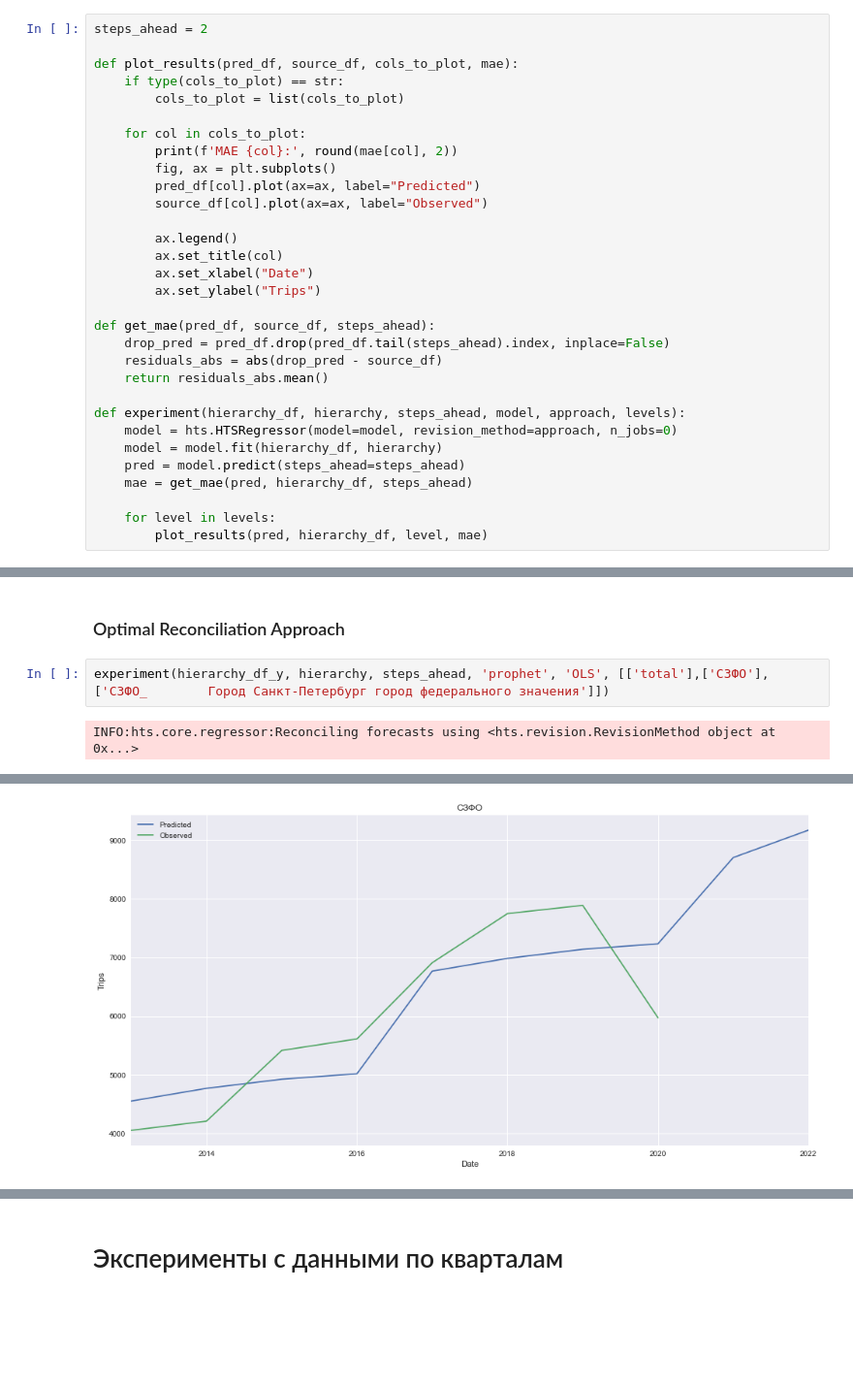
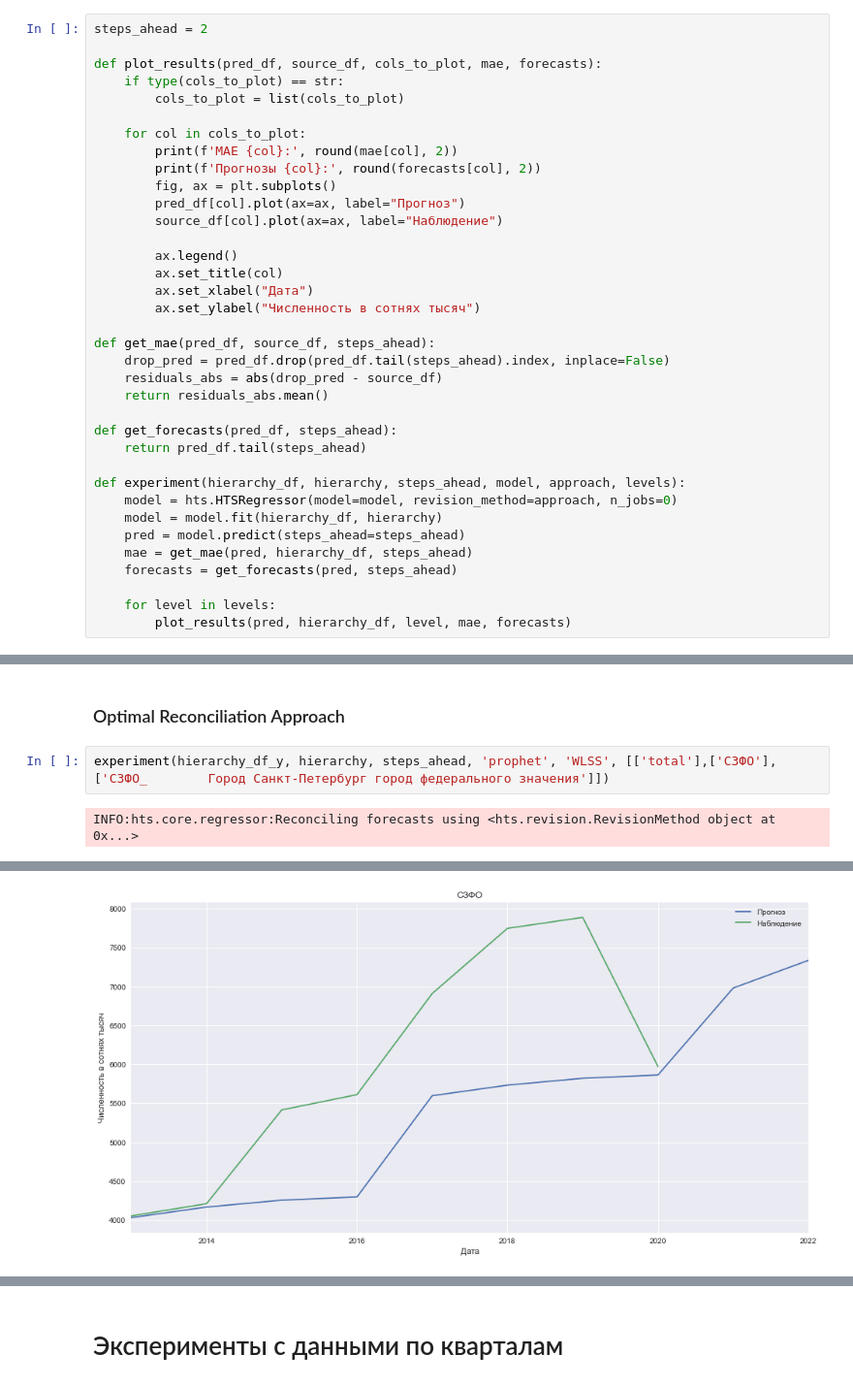
Before and after one commit to JuliaKil/tourism-hts, a Jupyter notebook: tourism.ipynb, the cells around one changed output, grey strips where cells are left out. Shown at 97% size. Cells and saved outputs as stored; diff of their text form; blank space fills up the shorter version.

Commit message:
add output of forecasts

```diff
--- a/tourism.ipynb
+++ b/tourism.ipynb
@@ -84,34 +84,39 @@ def create_hierarchy(df):
 # %%
 steps_ahead = 2
 
-def plot_results(pred_df, source_df, cols_to_plot, mae):
+def plot_results(pred_df, source_df, cols_to_plot, mae, forecasts):
     if type(cols_to_plot) == str:
         cols_to_plot = list(cols_to_plot)
 
     for col in cols_to_plot:
         print(f'MAE {col}:', round(mae[col], 2))
+        print(f'Прогнозы {col}:', round(forecasts[col], 2))
         fig, ax = plt.subplots()
-        pred_df[col].plot(ax=ax, label="Predicted")
-        source_df[col].plot(ax=ax, label="Observed")
+        pred_df[col].plot(ax=ax, label="Прогноз")
+        source_df[col].plot(ax=ax, label="Наблюдение")
 
         ax.legend()
         ax.set_title(col)
-        ax.set_xlabel("Date")
-        ax.set_ylabel("Trips")
+        ax.set_xlabel("Дата")
+        ax.set_ylabel("Численность в сотнях тысяч")
 
 def get_mae(pred_df, source_df, steps_ahead):
     drop_pred = pred_df.drop(pred_df.tail(steps_ahead).index, inplace=False)
     residuals_abs = abs(drop_pred - source_df)
     return residuals_abs.mean()
 
+def get_forecasts(pred_df, steps_ahead):
+    return pred_df.tail(steps_ahead)
+
 def experiment(hierarchy_df, hierarchy, steps_ahead, model, approach, levels):
     model = hts.HTSRegressor(model=model, revision_method=approach, n_jobs=0)
     model = model.fit(hierarchy_df, hierarchy)
     pred = model.predict(steps_ahead=steps_ahead)
     mae = get_mae(pred, hierarchy_df, steps_ahead)
+    forecasts = get_forecasts(pred, steps_ahead)
 
     for level in levels:
-        plot_results(pred, hierarchy_df, level, mae)
+        plot_results(pred, hierarchy_df, level, mae, forecasts)
 # %% [markdown]
 # Эксперименты с данными по годам
 # %%
@@ -197,6 +250,6 @@ MAE СЗФО_        Город Санкт-Петербург город фед
 # %% [markdown]
 ### Optimal Reconciliation Approach
 # %%
-experiment(hierarchy_df_y, hierarchy, steps_ahead, 'prophet', 'OLS', [['total'],['СЗФО'], ['СЗФО_        Город Санкт-Петербург город федерального значения']])
+experiment(hierarchy_df_y, hierarchy, steps_ahead, 'prophet', 'WLSS', [['total'],['СЗФО'], ['СЗФО_        Город Санкт-Петербург город федерального значения']])
 # %% [output]
 INFO:hts.core.regressor:Reconciling forecasts using <hts.revision.RevisionMethod object at 0x...>
@@ -207 +269 @@ MAE СЗФО_        Город Санкт-Петербург город фед
-[figure, old version]
+[figure, new version]
```
Also changed, not shown: parts of 21 cells of this notebook, 1 other file.
